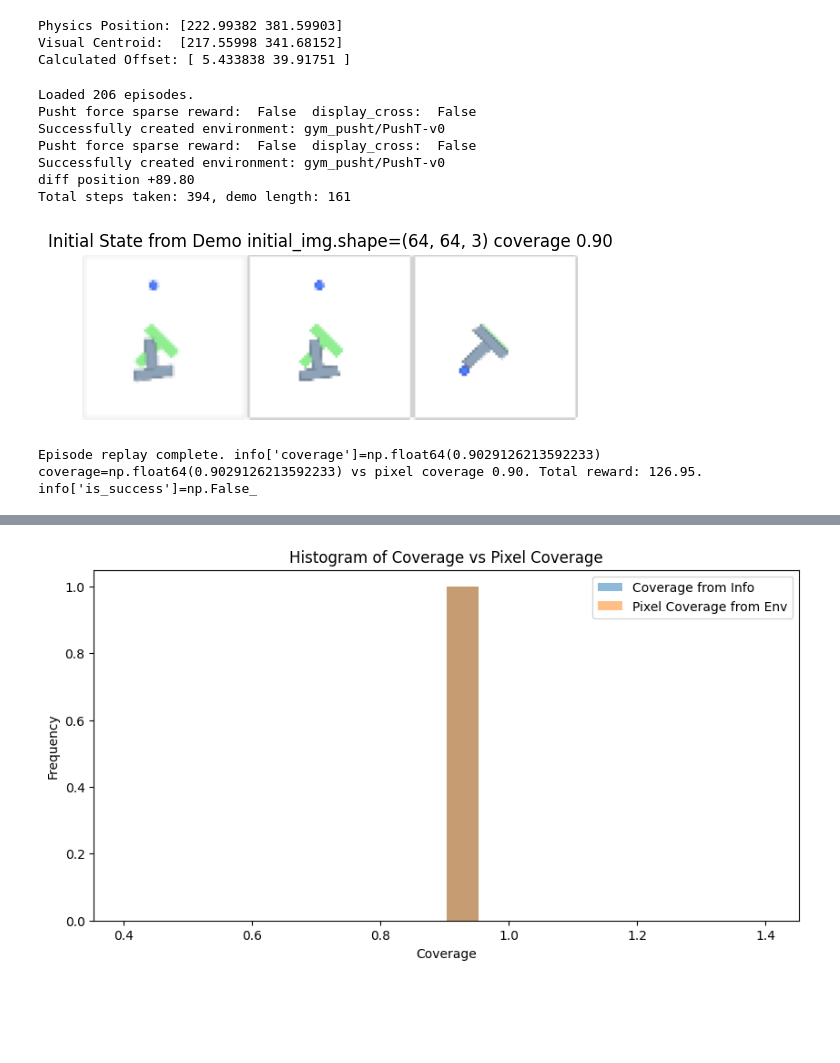
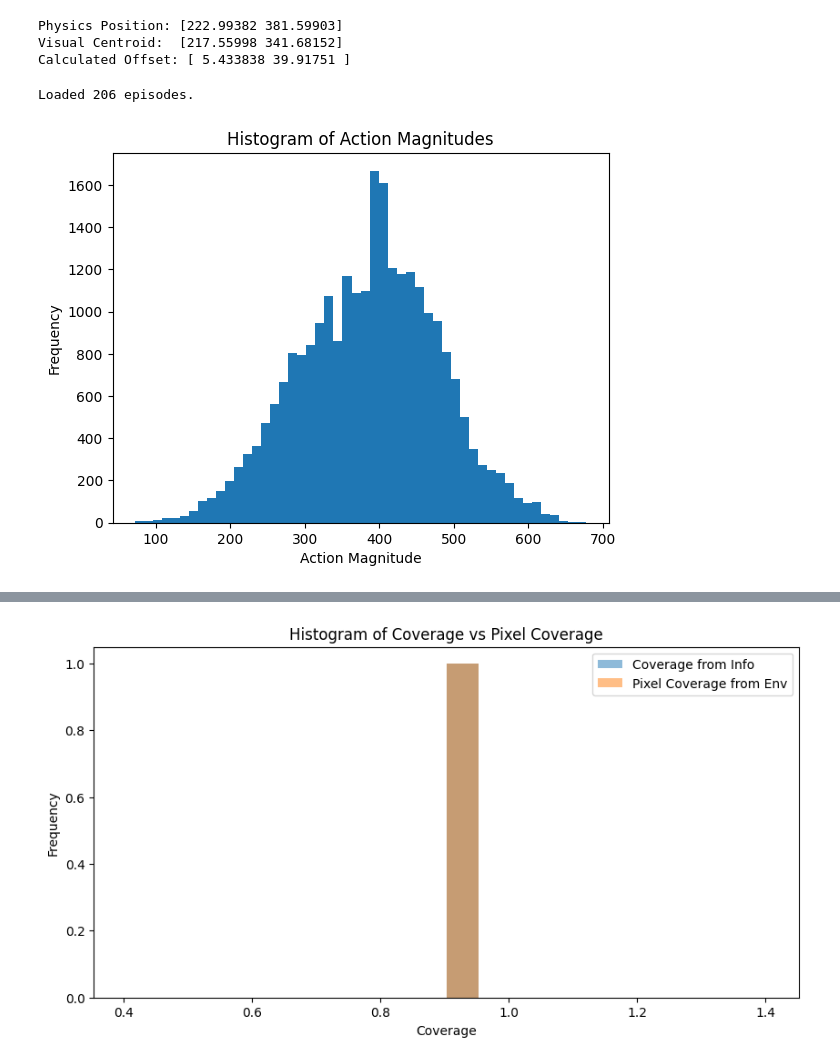
Before and after one commit to dirkmcpherson/gym-pusht, a Jupyter notebook: demonstrations/replay_demos.ipynb, the cells around one changed output, grey strips where cells are left out. Drawn from its saved outputs; the diff is of its cells as text; code cells hidden in the pictures; blank space fills up the shorter version.

```diff
--- a/demonstrations/replay_demos.ipynb
+++ b/demonstrations/replay_demos.ipynb
@@ -164,6 +161,7 @@ def replay_demo(env, episode_data, fps=60, differential_action=False):
 
     total_reward = 0
 
+    actions = []
     if differential_action:
         # The difference between the consecutive agent positions is our differential action
         states = episode_data['state']; state_idx = 1;nsteps=0
@@ -172,6 +170,9 @@ def replay_demo(env, episode_data, fps=60, differential_action=False):
             return np.linalg.norm(a - b) < thresh
         while True:
             action = target_state[0:2] - env.unwrapped.agent.position
+            actions.append(action)
+
+
             obs, reward, terminated, truncated, info = env.step(action); nsteps+=1
             total_reward += reward
             env.render()
@@ -186,6 +187,10 @@ def replay_demo(env, episode_data, fps=60, differential_action=False):
         print(f"Total steps taken: {nsteps}, demo length: {len(states)}")
         # repeat the last action
         obs, reward, terminated, truncated, info = env.step(action)
+
+        # print the min and max action values
+        actions = np.array(actions)
+        print(f"Action stats during replay: min {actions.min(axis=0)}, max {actions.max(axis=0)}")
     else:
         for action in actions:
             # Step the environment
@@ -200,71 +205,44 @@ def replay_demo(env, episode_data, fps=60, differential_action=False):
 
         # add one more action that's the same as the last action, since these demonstrations seem to end a step early
         obs, reward, terminated, truncated, info = env.step(actions[-1])
         total_reward += reward
         # for _ in range(2):
         #     obs, reward, terminated, truncated, info = env.step(actions[-1])
 
     final_env_img = env.render()
     toshow = np.hstack([initial_img, env_img, final_env_img])
     plt.imshow(toshow)
     plt.axis('off')
     plt.title(f"Initial State from Demo {initial_img.shape=} coverage {info['coverage']:1.2f}")
     plt.show(block=False)
     pixel_coverage = env.unwrapped._get_pixel_coverage()
     coverage = env.unwrapped._get_coverage()
     print(f"Episode replay complete. {info['coverage']=} {coverage=} vs pixel coverage {pixel_coverage:1.2f}. Total reward: {total_reward:1.2f}. {info['is_success']=}")
 
     return info['coverage'], pixel_coverage
 
+
+
 # --- Usage ---
 import copy, collections
 
 differential_action = True
 
 # 1. Load the episodes
 demos = load_pusht_demos(ZARR_PATH)
 
+# make a histogram of the actions magnitudes
+all_action_magnitudes = []
+for ep in demos:
+    actions = ep['action']
+    magnitudes = np.linalg.norm(actions, axis=1)
+    all_action_magnitudes.extend(magnitudes)
 
-env = make_env(differential_action=differential_action, pixels_based_success=True)
-# resize the images if the env observation size is different from the demo image size
-if env.unwrapped.observation_width != demos[0]['img'].shape[1] or env.unwrapped.observation_height != demos[0]['img'].shape[2]:
-    for ep in demos:
-        img = ep['img']
-        if img.shape[1] != 64 or img.shape[2] != 64:
-            from skimage.transform import resize
-            resized_imgs = []
-            for im in img:
-                im_resized = resize(im, (64, 64), preserve_range=True).astype(np.uint8)
-                resized_imgs.append(im_resized)
-            ep['img'] = np.array(resized_imgs)
-
-coverages = collections.defaultdict(list)
-pixel_coverages = collections.defaultdict(list)
-# # 2. Replay the first 3 episodes
-for y_offset in [0]: #range(40,50,1):
-    env = make_env(differential_action=differential_action, pixels_based_success=True)
-    coverage = []
-    pixel_coverage = []
-    for i in range(206):
-    # for i in [0]:
-        # print(f"Replaying Episode {i}...")
-        offset = [0, 0] # find_offset(ZARR_PATH, ep_idx=i)
-        cov, pix_cov = replay_demo(env, copy.deepcopy(demos[i]), fps=120, differential_action=differential_action)
-        coverage.append(cov)
-        pixel_coverage.append(pix_cov)
-    coverages[y_offset] = coverage
-    pixel_coverages[y_offset] = pixel_coverage
-
-# # Close env when done
-# time.sleep(1)
-# env.close()
+plt.hist(all_action_magnitudes, bins=50)
+plt.title("Histogram of Action Magnitudes")
+plt.xlabel("Action Magnitude")
+plt.ylabel("Frequency")
+plt.show()
 # %% [output]
 Loaded 206 episodes.
-Pusht force sparse reward:  False  display_cross:  False
-Successfully created environment: gym_pusht/PushT-v0
-Pusht force sparse reward:  False  display_cross:  False
-Successfully created environment: gym_pusht/PushT-v0
-diff position +89.80
-Total steps taken: 394, demo length: 161
-[figure, old version]
+[figure, new version]
-Episode replay complete. info['coverage']=np.float64(0.9029126213592233) coverage=np.float64(0.9029126213592233) vs pixel coverage 0.90. Total reward: 126.95. info['is_success']=np.False_
```
Also changed, not shown: parts of 2 cells of this notebook, 2 other files.
